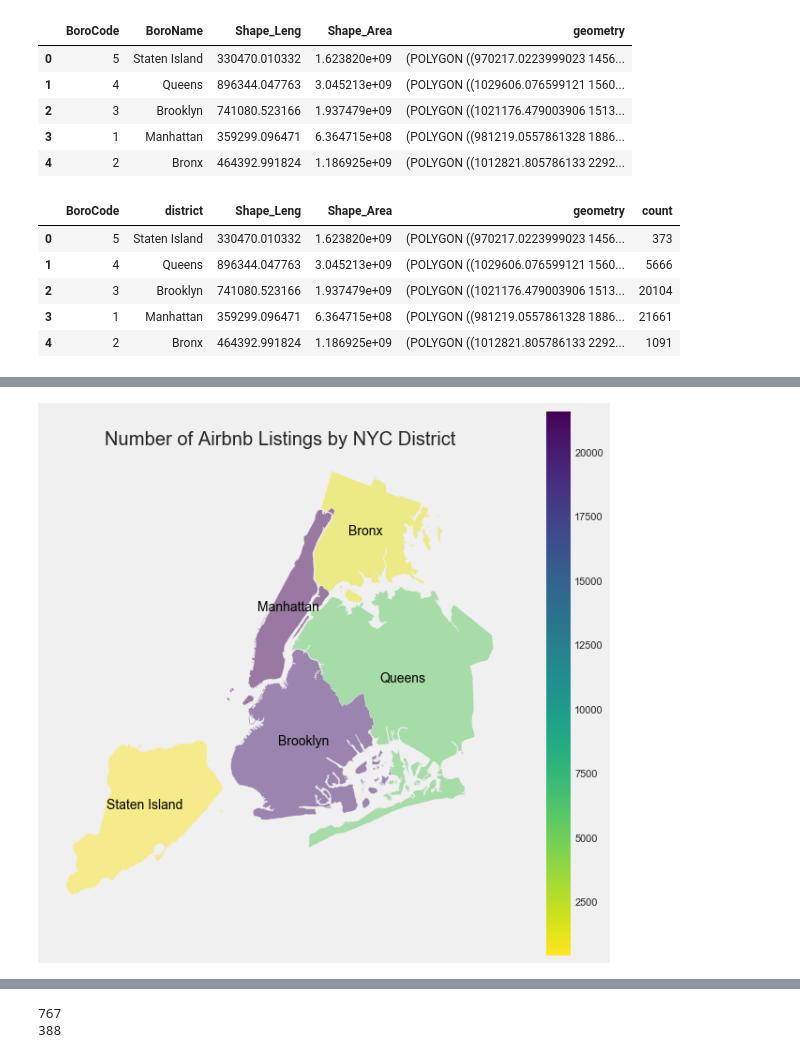
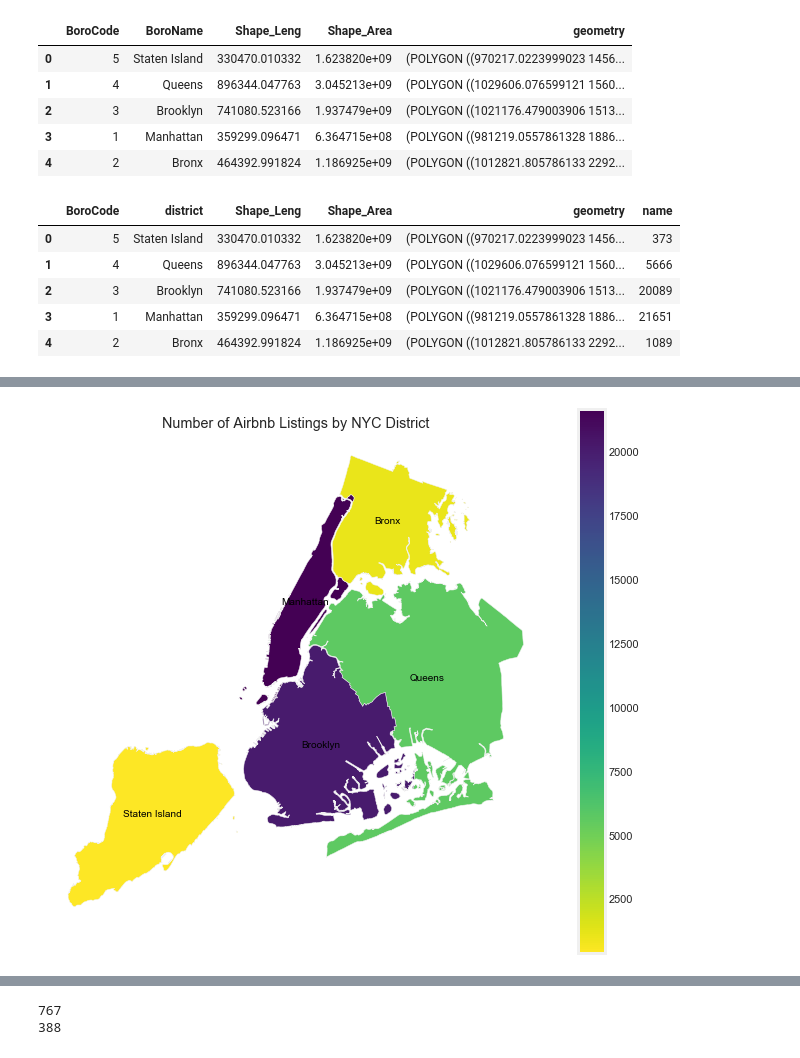
Before and after one commit to olavocarvalho/ironhack-codelabs, a Jupyter notebook: projects/visualizing-real-world-data-project/your-code/airbnb-open-data.ipynb, the cells around one changed output, grey strips where cells are left out. Drawn from its saved outputs; the diff is of its cells as text; code cells hidden in the pictures.

```diff
--- a/projects/visualizing-real-world-data-project/your-code/airbnb-open-data.ipynb
+++ b/projects/visualizing-real-world-data-project/your-code/airbnb-open-data.ipynb
@@ -204,8 +188,8 @@ district_count.head()
 | 4 | Staten Island | 373 | 373 | 373 | 373 | 373 | 373 | 373 | 373 | ... |
 # %%
 # Dropping useless columns
-district_count.drop(['name', 'host_id', 'host_name', 'neighbourhood',
+district_count.drop(['host_id', 'neighbourhood',
                      'latitude', 'longitude', 'room_type', 'price', 'minimum_nights',
-                     'number_of_reviews', 'last_review', 'reviews_per_month',
+                     'number_of_reviews', 'reviews_per_month',
                      'calculated_host_listings_count', 'availability_365'],
                     axis=1, inplace=True)
@@ -243,16 +236,16 @@ district_count__geo.rename(columns={'id':'count'}, inplace=True)
 # %%
 district_count__geo.head()
 # %% [output]
-|  | BoroCode | district | Shape_Leng | Shape_Area | geometry | count |
+|  | BoroCode | district | Shape_Leng | Shape_Area | geometry | name |
 | 0 | 5 | Staten Island | 330470.010332 | 1.623820e+09 | (POLYGON ((970217.0223999023 1456... | 373 |
 | 1 | 4 | Queens | 896344.047763 | 3.045213e+09 | (POLYGON ((1029606.076599121 1560... | 5666 |
-| 2 | 3 | Brooklyn | 741080.523166 | 1.937479e+09 | (POLYGON ((1021176.479003906 1513... | 20104 |
-| 3 | 1 | Manhattan | 359299.096471 | 6.364715e+08 | (POLYGON ((981219.0557861328 1886... | 21661 |
-| 4 | 2 | Bronx | 464392.991824 | 1.186925e+09 | (POLYGON ((1012821.805786133 2292... | 1091 |
+| 2 | 3 | Brooklyn | 741080.523166 | 1.937479e+09 | (POLYGON ((1021176.479003906 1513... | 20089 |
+| 3 | 1 | Manhattan | 359299.096471 | 6.364715e+08 | (POLYGON ((981219.0557861328 1886... | 21651 |
+| 4 | 2 | Bronx | 464392.991824 | 1.186925e+09 | (POLYGON ((1012821.805786133 2292... | 1089 |
 # %%
 #Plot the count by district into a map
 fig,ax = plt.subplots(1,1, figsize=(10,10))
-district_count__geo.plot(column='count', cmap='viridis_r', alpha=.5, ax=ax, legend=True)
+district_count__geo.plot(column='name', cmap='viridis_r', alpha=1, ax=ax, legend=True)
 district_count__geo.apply(lambda x: ax.annotate(s=x.district, color='black', xy=x.geometry.centroid.coords[0],ha='center'), axis=1)
 plt.title("Number of Airbnb Listings by NYC District")
 plt.axis('off')
@@ -261,4 +254,4 @@ plt.axis('off')
-[figure, old version]
+[figure, new version]
 # %%
 # Reviewing the listings by location
 plt.figure(figsize=(10,10))
```
Also changed, not shown: parts of 18 cells of this notebook.
